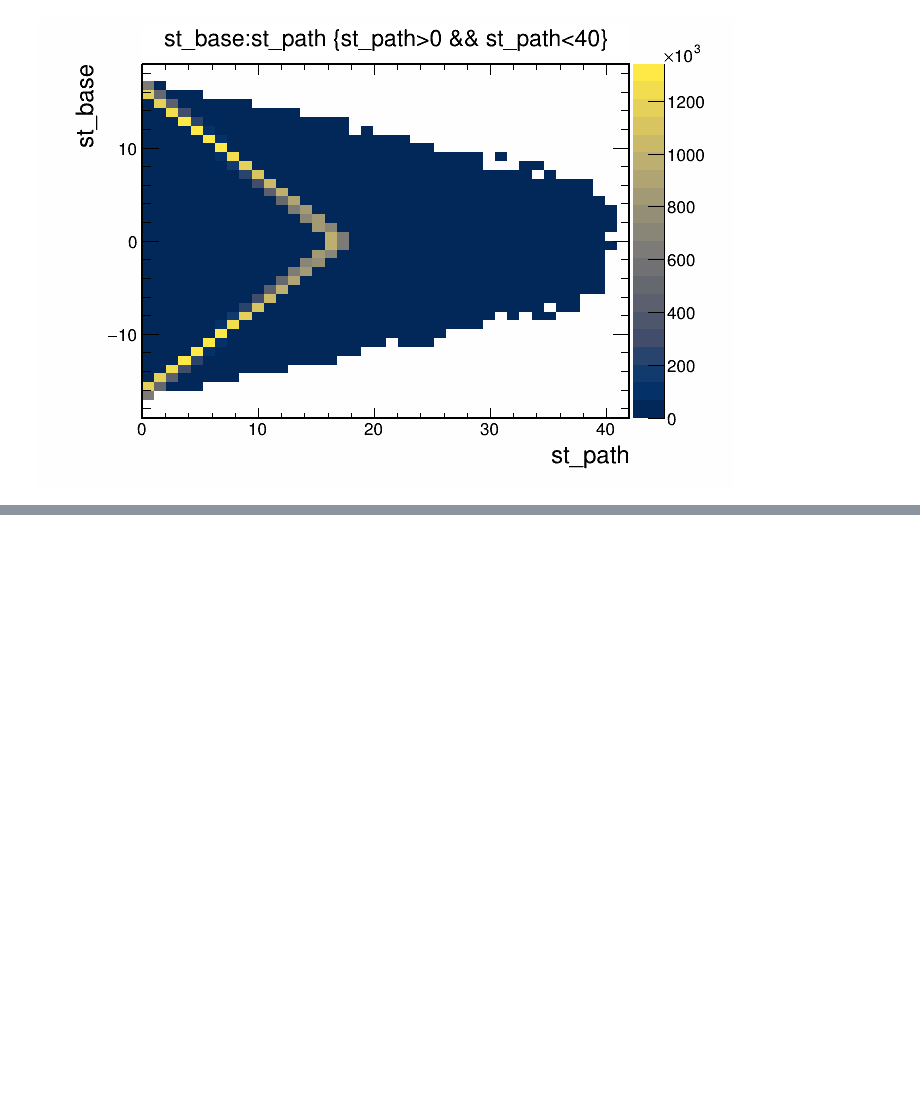
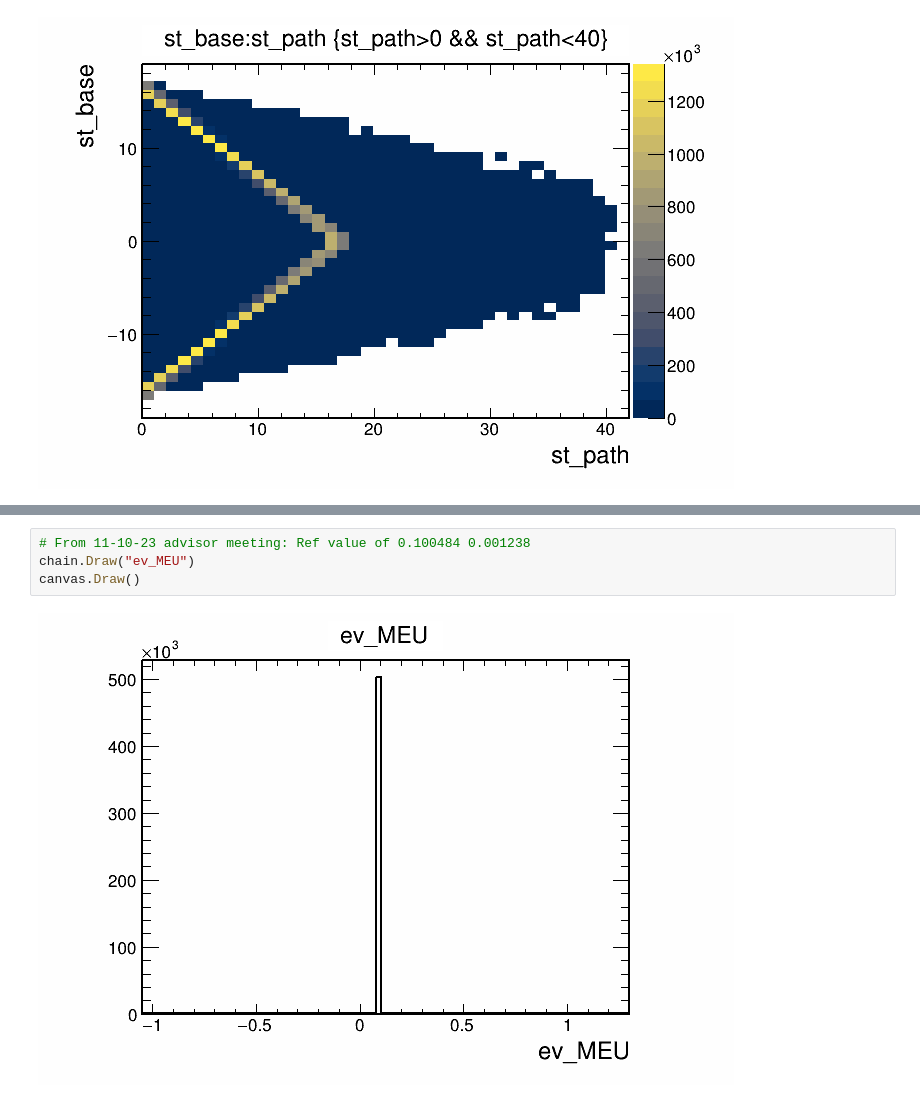
Before and after one commit to wcaune/DUNE_N, a Jupyter notebook: AlignmentCalibration/11-14-23.ipynb, the cells around one changed output, grey strips where cells are left out. Saved outputs shown, nothing was run; the diff lists cells and outputs as text; blank space fills up the shorter version.

```diff
--- a/AlignmentCalibration/11-14-23.ipynb
+++ b/AlignmentCalibration/11-14-23.ipynb
@@ -54,0 +54,6 @@ canvas.Draw()
+# %%
+# From 11-10-23 advisor meeting: Ref value of 0.100484 0.001238
+chain.Draw("ev_MEU")
+canvas.Draw()
+# %% [output]
+[figure, added]
```
Also changed, not shown: parts of 6 cells of this notebook.
